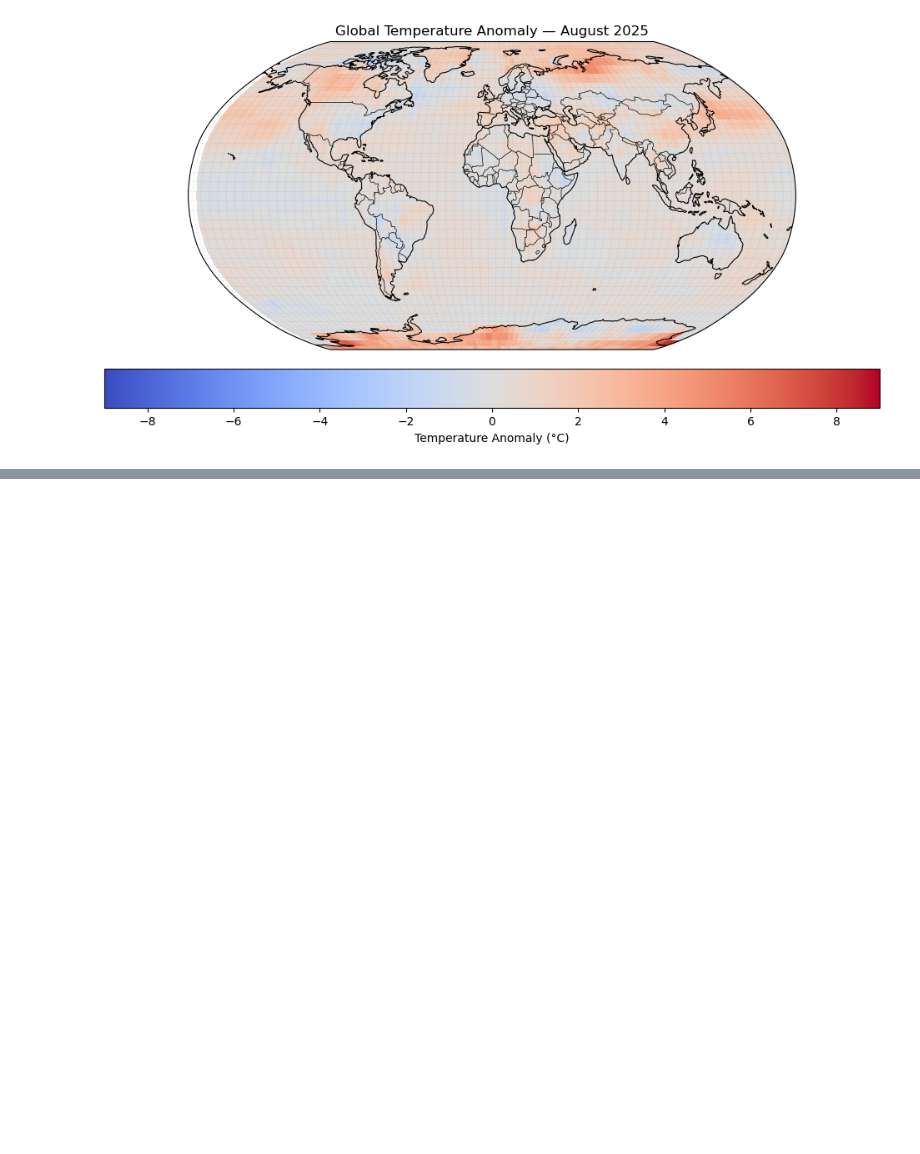
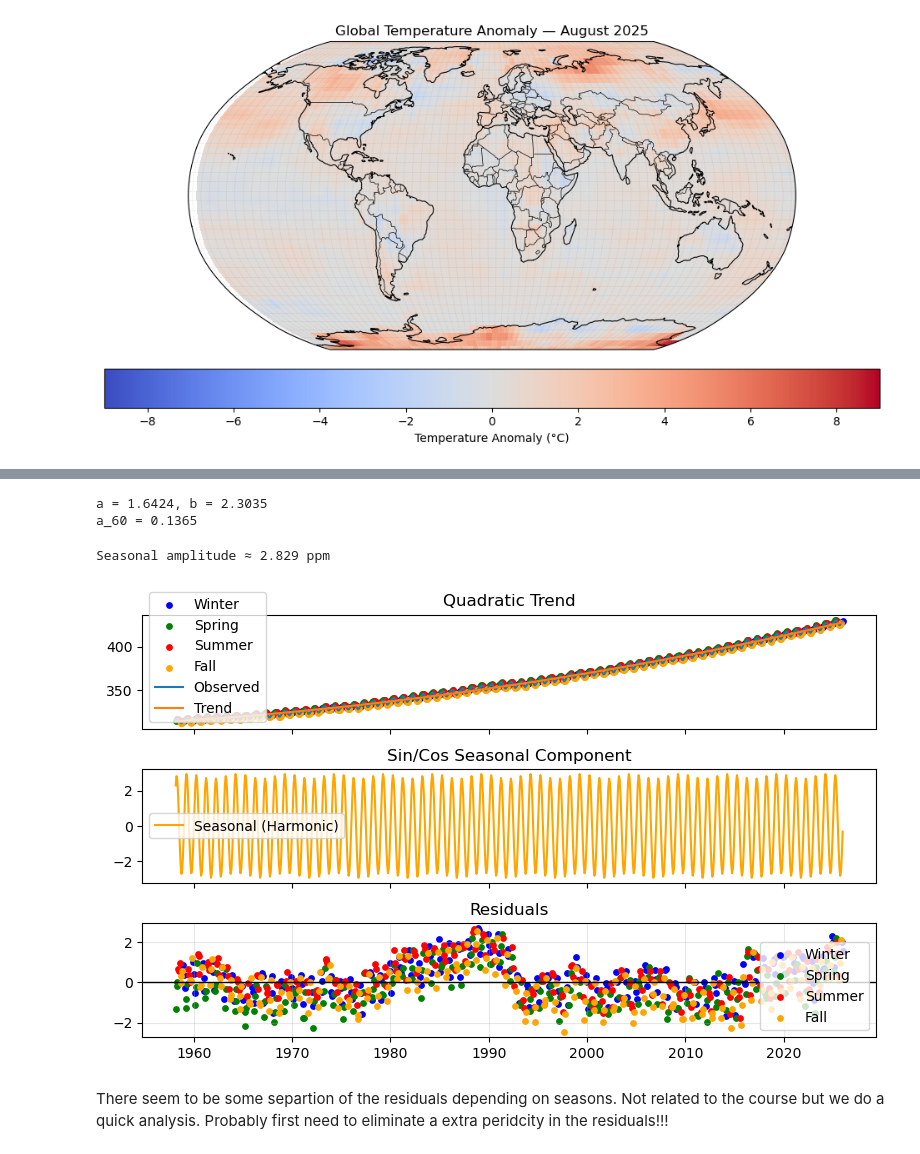
Before and after one commit to AlbertoMDVG/ClimateStatistics, a Jupyter notebook: main.ipynb, the cells around one changed output, grey strips where cells are left out. Cells and saved outputs as stored; diff of their text form; code cells hidden in the pictures; blank space fills up the shorter version.

```diff
--- a/main.ipynb
+++ b/main.ipynb
@@ -83,0 +219,64 @@ plt.show()
+# %%
+a, b, alpha = season_model.params
+print(f"a = {a:.4f}, b = {b:.4f}")
+print(f"a_60 = {alpha:.4f}")
+# %% [output]
+a = 1.6424, b = 2.3035
+a_60 = 0.1365
+# %%
+amplitude = np.sqrt(a**2 + b**2)
+print(f"Seasonal amplitude ≈ {amplitude:.3f} ppm")
+# %% [output]
+Seasonal amplitude ≈ 2.829 ppm
+# %%
+def month_to_season(month):
+    if month in [12, 1, 2]:
+        return "Winter"
+    elif month in [3, 4, 5]:
+        return "Spring"
+    elif month in [6, 7, 8]:
+        return "Summer"
+    else:
+        return "Fall"
+
+df["season_name"] = df.index.month.map(month_to_season)
+
+season_colors = {
+    "Winter": "blue",
+    "Spring": "green",
+    "Summer": "red",
+    "Fall": "orange"
+}
+# %%
+fig, axes = plt.subplots(3, 1, figsize=(8,5), sharex=True)
+
+for s in season_colors:
+    mask = df["season_name"] == s
+    axes[0].scatter(df.index[mask], df["average"][mask],
+                    color=season_colors[s], label=s, s=15)
+
+axes[0].plot(df.index, df["average"], label="Observed")
+axes[0].plot(df.index, df["trend"], label="Trend")
+axes[0].legend()
+axes[0].set_title("Quadratic Trend")
+
+axes[1].plot(df.index, df["season"], label="Seasonal (Harmonic)", color="orange")
+axes[1].legend()
+axes[1].set_title("Sin/Cos Seasonal Component")
+
+for s in season_colors:
+    mask = df["season_name"] == s
+    axes[2].scatter(df.index[mask], df["residual"][mask],
+                    color=season_colors[s], s=15, label=s)
+
+axes[2].axhline(0, color="black", linewidth=1)
+axes[2].set_title("Residuals")
+axes[2].legend()
+axes[2].grid(alpha=0.3)
+
+plt.tight_layout()
+plt.show()
+# %% [output]
+[figure, added]
+# %% [markdown]
+There seem to be some separtion of the residuals depending on seasons. Not related to the course but we do a quick analysis. Probably first need to eliminate a extra peridcity in the residuals!!!
```
Also changed, not shown: parts of 12 cells of this notebook.
